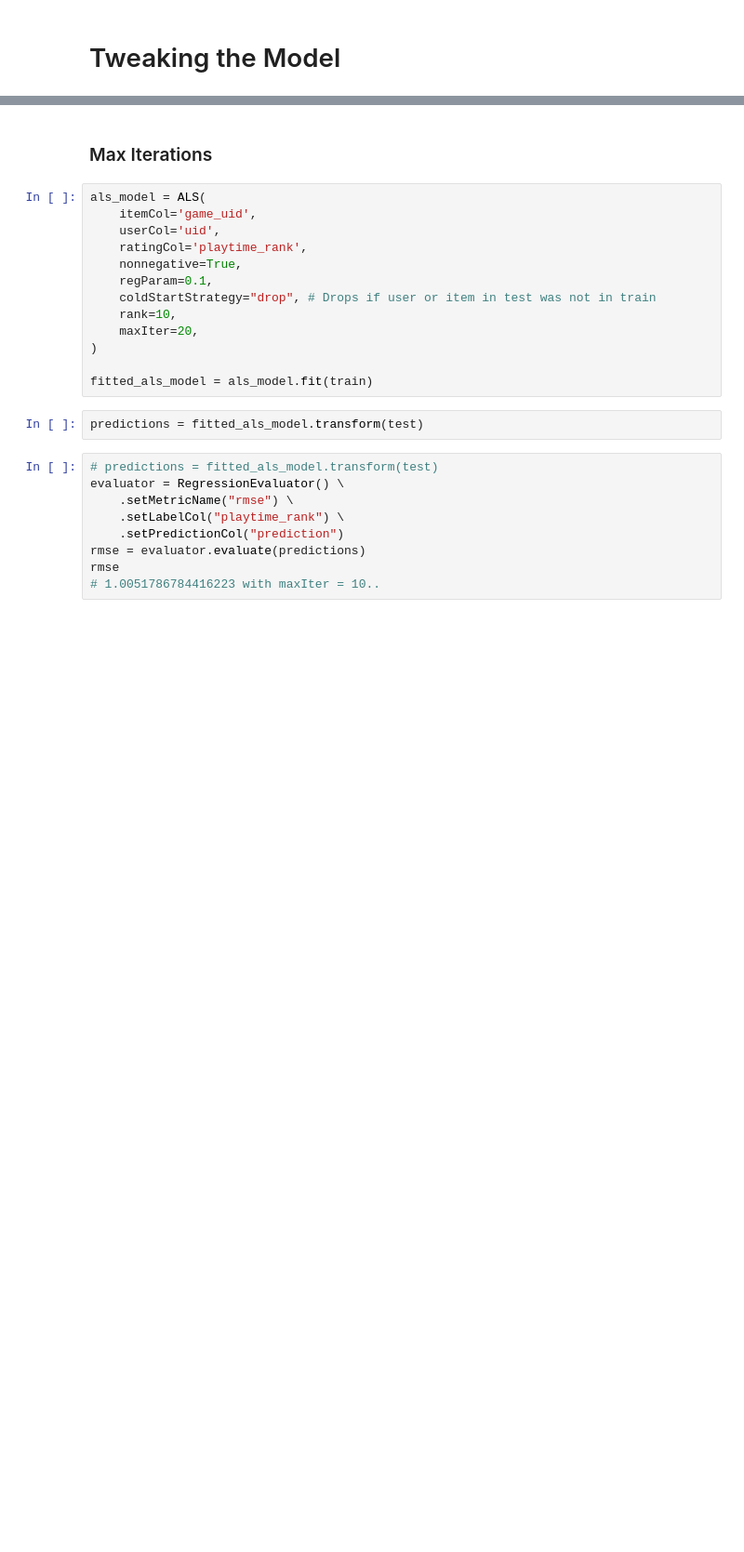
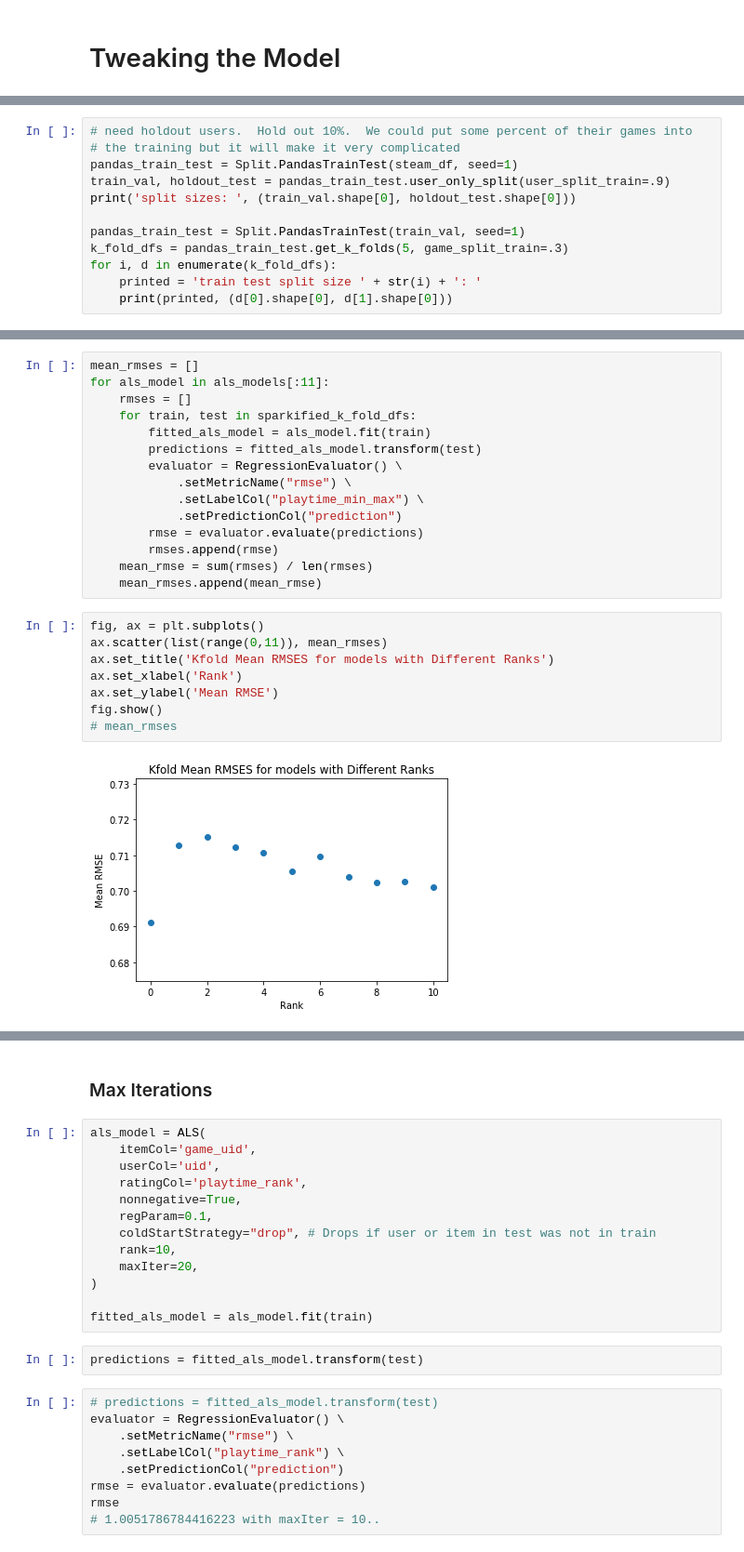
Before and after one commit to gitmbar2/game_recommender, a Jupyter notebook: notebooks/model_tweaking.ipynb, the cells around one changed output, grey strips where cells are left out. Shown at 93% size. Drawn from its saved outputs; the diff is of its cells as text; blank space fills up the shorter version.

```diff
--- a/notebooks/model_tweaking.ipynb
+++ b/notebooks/model_tweaking.ipynb
@@ -44,0 +41,12 @@ IllegalArgumentException: "Error while instantiating 'org.apache.spark.sql.hive.
+# %%
+# need holdout users.  Hold out 10%.  We could put some percent of their games into
+# the training but it will make it very complicated
+pandas_train_test = Split.PandasTrainTest(steam_df, seed=1)
+train_val, holdout_test = pandas_train_test.user_only_split(user_split_train=.9)
+print('split sizes: ', (train_val.shape[0], holdout_test.shape[0]))
+
+pandas_train_test = Split.PandasTrainTest(train_val, seed=1)
+k_fold_dfs = pandas_train_test.get_k_folds(5, game_split_train=.3)
+for i, d in enumerate(k_fold_dfs):
+    printed = 'train test split size ' + str(i) + ': '
+    print(printed, (d[0].shape[0], d[1].shape[0]))
@@ -44,0 +100,25 @@ IllegalArgumentException: "Error while instantiating 'org.apache.spark.sql.hive.
+# %%
+mean_rmses = []
+for als_model in als_models[:11]:
+    rmses = []
+    for train, test in sparkified_k_fold_dfs:
+        fitted_als_model = als_model.fit(train)
+        predictions = fitted_als_model.transform(test)
+        evaluator = RegressionEvaluator() \
+            .setMetricName("rmse") \
+            .setLabelCol("playtime_min_max") \
+            .setPredictionCol("prediction")
+        rmse = evaluator.evaluate(predictions)
+        rmses.append(rmse)
+    mean_rmse = sum(rmses) / len(rmses)
+    mean_rmses.append(mean_rmse)
+# %%
+fig, ax = plt.subplots()
+ax.scatter(list(range(0,11)), mean_rmses)
+ax.set_title('Kfold Mean RMSES for models with Different Ranks')
+ax.set_xlabel('Rank')
+ax.set_ylabel('Mean RMSE')
+fig.show()
+# mean_rmses
+# %% [output]
+[figure, added]
```
Also changed, not shown: parts of 43 cells of this notebook, 45 other files.
